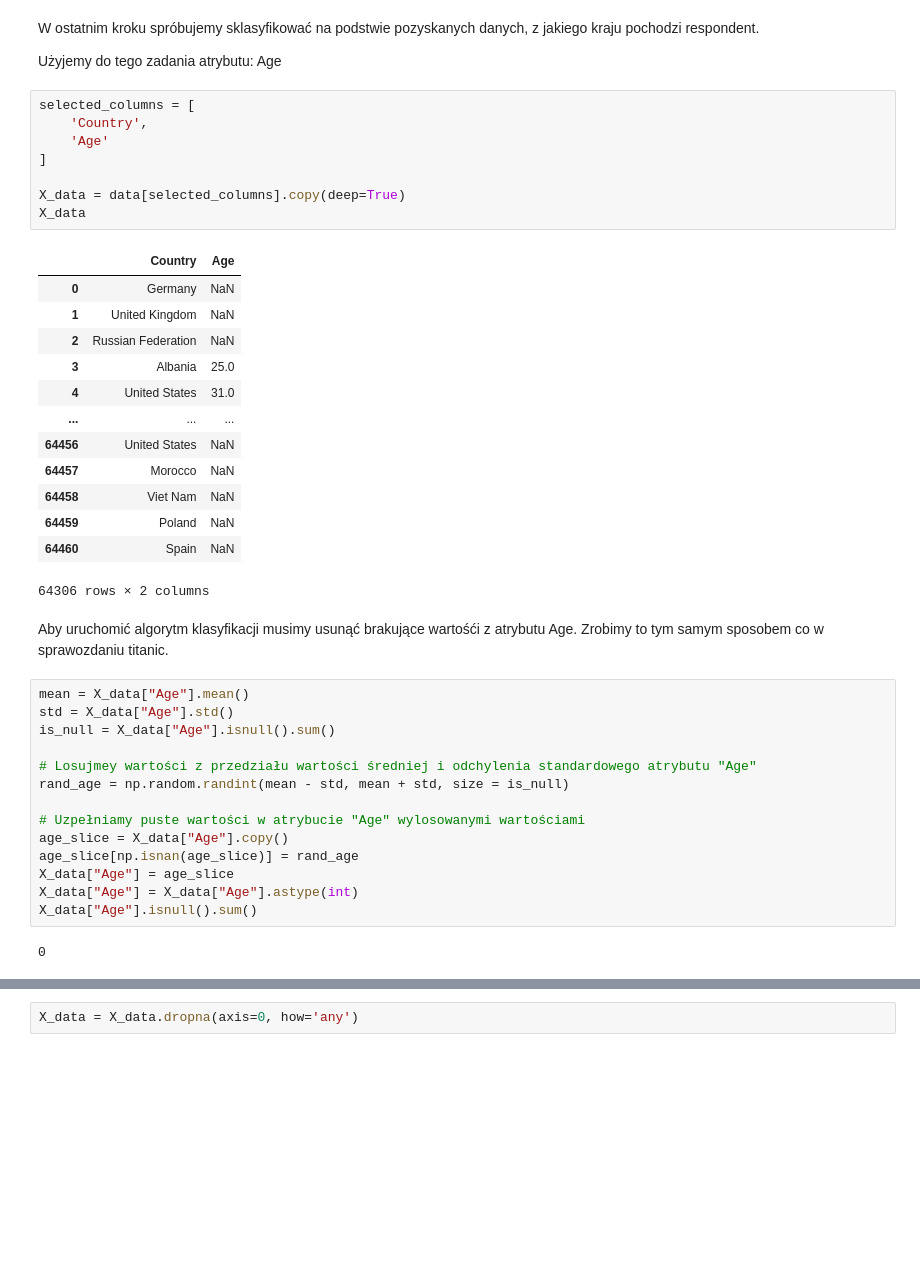
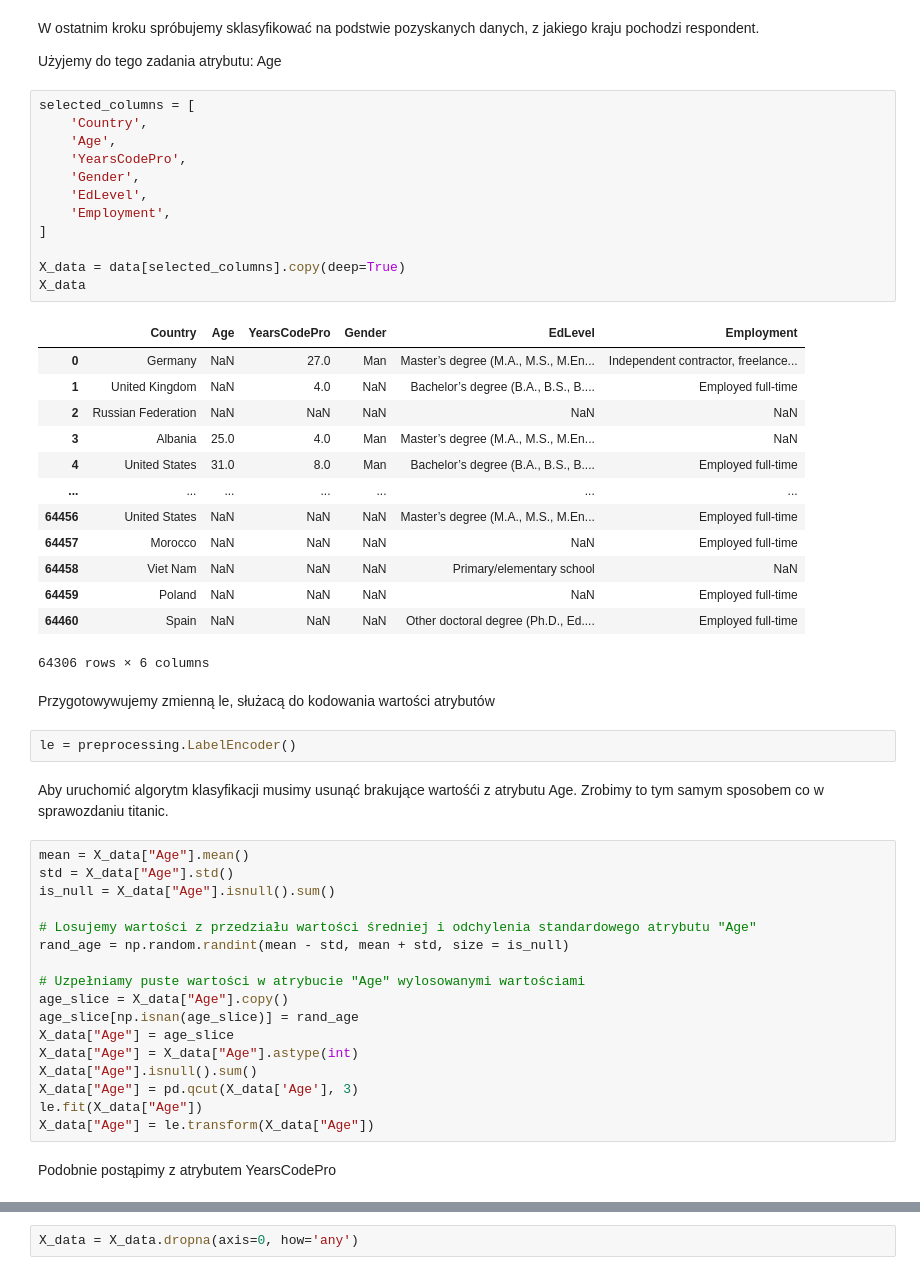
Before and after one commit to Tahimari/siwb_lab_4, a Jupyter notebook: stackoverflow_survey_data_analysis.ipynb, the cells around one changed output, grey strips where cells are left out. Saved outputs shown, nothing was run; the diff lists cells and outputs as text; blank space fills up the shorter version.

```diff
--- a/stackoverflow_survey_data_analysis.ipynb
+++ b/stackoverflow_survey_data_analysis.ipynb
@@ -705,25 +685,33 @@ Użyjemy do tego zadania atrybutu: Age
 # %%
 selected_columns = [
     'Country',
-    'Age'
+    'Age',
+    'YearsCodePro',
+    'Gender',
+    'EdLevel',
+    'Employment',
 ]
 
 X_data = data[selected_columns].copy(deep=True)
 X_data
 # %% [output]
-|  | Country | Age |
-| 0 | Germany | NaN |
-| 1 | United Kingdom | NaN |
-| 2 | Russian Federation | NaN |
-| 3 | Albania | 25.0 |
-| 4 | United States | 31.0 |
-| ... | ... | ... |
-| 64456 | United States | NaN |
-| 64457 | Morocco | NaN |
-| 64458 | Viet Nam | NaN |
-| 64459 | Poland | NaN |
-| 64460 | Spain | NaN |
+|  | Country | Age | YearsCodePro | Gender | EdLevel | Employment |
+| 0 | Germany | NaN | 27.0 | Man | Master’s degree (M.A., M.S., M.En... | Independent contractor, freelance... |
+| 1 | United Kingdom | NaN | 4.0 | NaN | Bachelor’s degree (B.A., B.S., B.... | Employed full-time |
+| 2 | Russian Federation | NaN | NaN | NaN | NaN | NaN |
+| 3 | Albania | 25.0 | 4.0 | Man | Master’s degree (M.A., M.S., M.En... | NaN |
+| 4 | United States | 31.0 | 8.0 | Man | Bachelor’s degree (B.A., B.S., B.... | Employed full-time |
+| ... | ... | ... | ... | ... | ... | ... |
+| 64456 | United States | NaN | NaN | NaN | Master’s degree (M.A., M.S., M.En... | Employed full-time |
+| 64457 | Morocco | NaN | NaN | NaN | NaN | Employed full-time |
+| 64458 | Viet Nam | NaN | NaN | NaN | Primary/elementary school | NaN |
+| 64459 | Poland | NaN | NaN | NaN | NaN | Employed full-time |
+| 64460 | Spain | NaN | NaN | NaN | Other doctoral degree (Ph.D., Ed.... | Employed full-time |
-64306 rows × 2 columns
+64306 rows × 6 columns
+# %% [markdown]
+Przygotowywujemy zmienną le, służacą do kodowania wartości atrybutów
+# %%
+le = preprocessing.LabelEncoder()
 # %% [markdown]
 Aby uruchomić algorytm klasyfikacji musimy usunąć brakujące wartośći z atrybutu Age. Zrobimy to tym samym sposobem co w sprawozdaniu titanic.
 # %%
@@ -731,7 +719,7 @@ mean = X_data["Age"].mean()
 std = X_data["Age"].std()
 is_null = X_data["Age"].isnull().sum()
 
-# Losujmey wartości z przedziału wartości średniej i odchylenia standardowego atrybutu "Age"
+# Losujemy wartości z przedziału wartości średniej i odchylenia standardowego atrybutu "Age"
 rand_age = np.random.randint(mean - std, mean + std, size = is_null)
 
 # Uzpełniamy puste wartości w atrybucie "Age" wylosowanymi wartościami
@@ -740,5 +728,8 @@ age_slice[np.isnan(age_slice)] = rand_age
 X_data["Age"] = age_slice
 X_data["Age"] = X_data["Age"].astype(int)
 X_data["Age"].isnull().sum()
+X_data["Age"] = pd.qcut(X_data['Age'], 3)
+le.fit(X_data["Age"])
+X_data["Age"] = le.transform(X_data["Age"])
-# %% [output]
-0
+# %% [markdown]
+Podobnie postąpimy z atrybutem YearsCodePro
```
Also changed, not shown: parts of 23 cells of this notebook.
